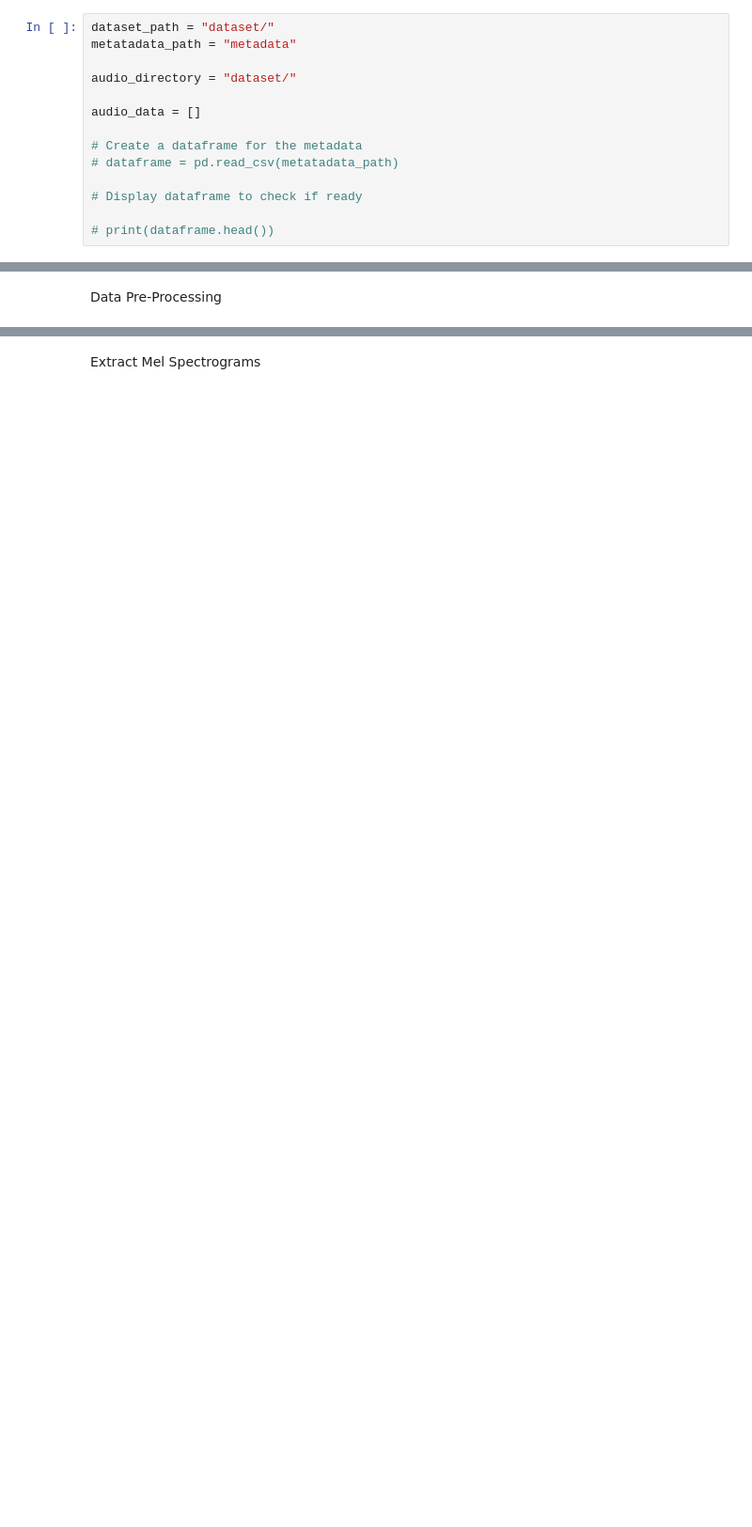
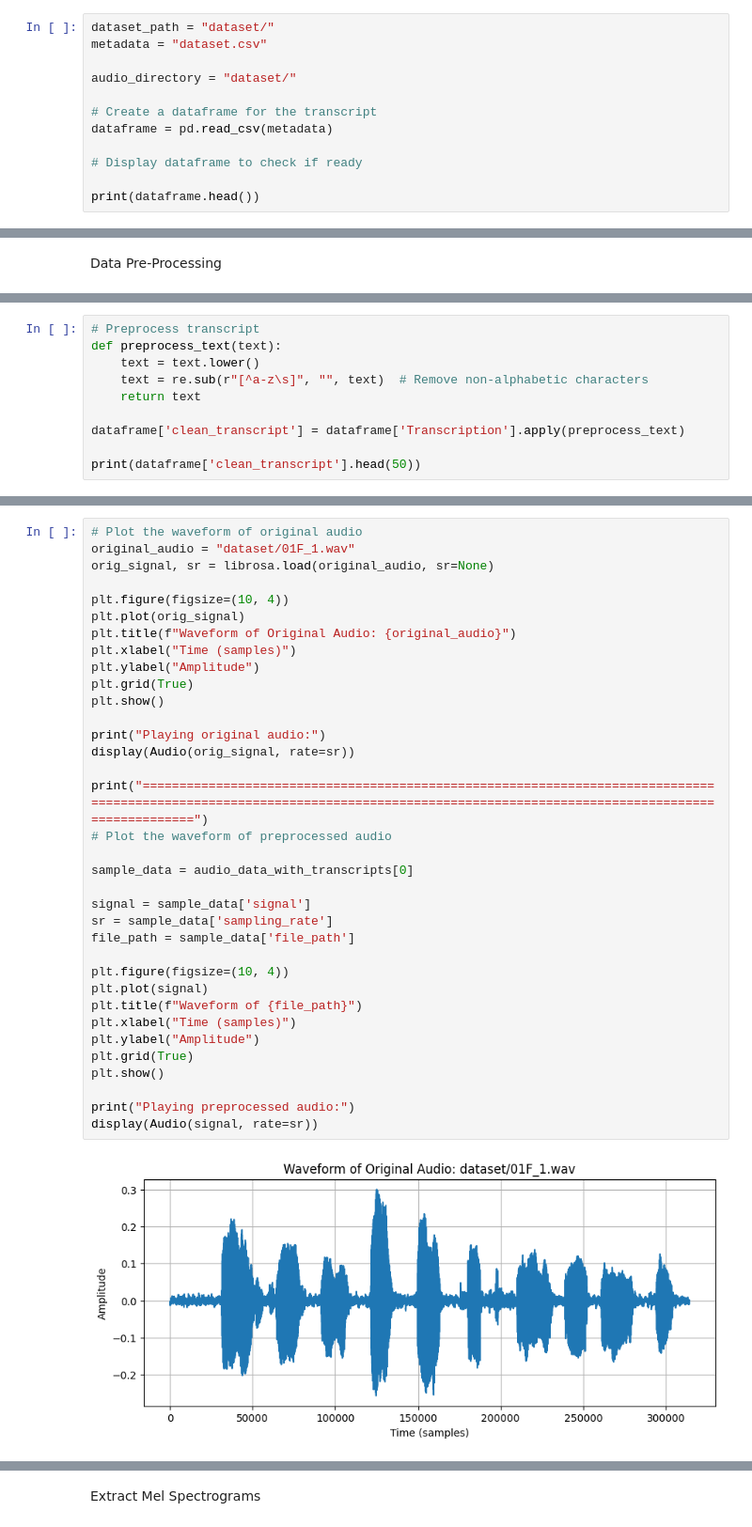
Before and after one commit to pitohui02/asr-thesis-2024, a Jupyter notebook: asr_thesis.ipynb, the cells around one changed output, grey strips where cells are left out. Shown at 94% size. Drawn from its saved outputs; the diff is of its cells as text; blank space fills up the shorter version.

Commit message:
fixing data preprocess of transcript and audio

```diff
--- a/asr_thesis.ipynb
+++ b/asr_thesis.ipynb
@@ -29,15 +33,13 @@ Mounting Gdrive for the datasets
 Setting up the Dataset
 # %%
 dataset_path = "dataset/"
-metatadata_path = "metadata"
+metadata = "dataset.csv"
 
 audio_directory = "dataset/"
 
-audio_data = []
-
-# Create a dataframe for the metadata
-# dataframe = pd.read_csv(metatadata_path)
+# Create a dataframe for the transcript
+dataframe = pd.read_csv(metadata)
 
 # Display dataframe to check if ready
 
-# print(dataframe.head())
+print(dataframe.head())
@@ -73,0 +55,10 @@ File: dataset/01F_1.wav, Signal Length: [-0.01692389 -0.02734679 -0.02197435 ...
+# %%
+# Preprocess transcript
+def preprocess_text(text):
+    text = text.lower()
+    text = re.sub(r"[^a-z\s]", "", text)  # Remove non-alphabetic characters
+    return text
+
+dataframe['clean_transcript'] = dataframe['Transcription'].apply(preprocess_text)
+
+print(dataframe['clean_transcript'].head(50))
@@ -73,0 +129,37 @@ File: dataset/01F_1.wav, Signal Length: [-0.01692389 -0.02734679 -0.02197435 ...
+# %%
+# Plot the waveform of original audio
+original_audio = "dataset/01F_1.wav"
+orig_signal, sr = librosa.load(original_audio, sr=None)
+
+plt.figure(figsize=(10, 4))
+plt.plot(orig_signal)
+plt.title(f"Waveform of Original Audio: {original_audio}")
+plt.xlabel("Time (samples)")
+plt.ylabel("Amplitude")
+plt.grid(True)
+plt.show()
+
+print("Playing original audio:")
+display(Audio(orig_signal, rate=sr))
+
+print("=================================================================================================================================================================================")
+# Plot the waveform of preprocessed audio
+
+sample_data = audio_data_with_transcripts[0]
+
+signal = sample_data['signal']
+sr = sample_data['sampling_rate']
+file_path = sample_data['file_path']
+
+plt.figure(figsize=(10, 4))
+plt.plot(signal)
+plt.title(f"Waveform of {file_path}")
+plt.xlabel("Time (samples)")
+plt.ylabel("Amplitude")
+plt.grid(True)
+plt.show()
+
+print("Playing preprocessed audio:")
+display(Audio(signal, rate=sr))
+# %% [output]
+[figure, added]
```
Also changed, not shown: parts of 9 cells of this notebook, 1 other file.
